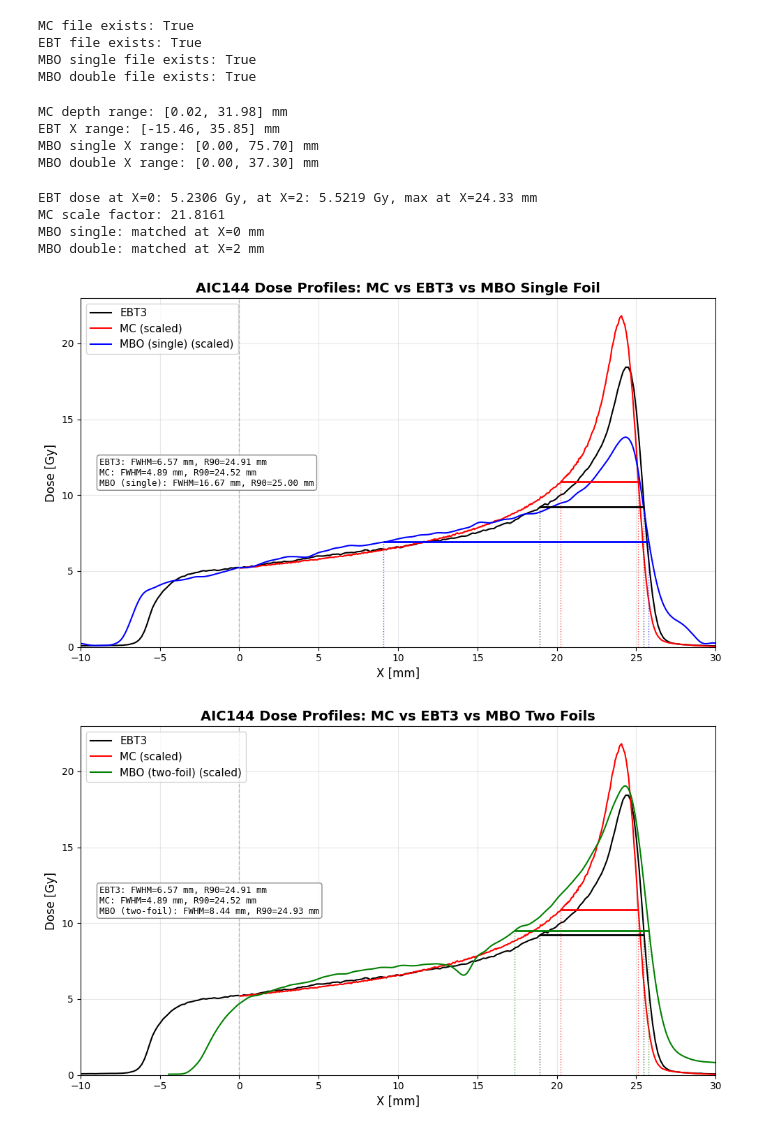
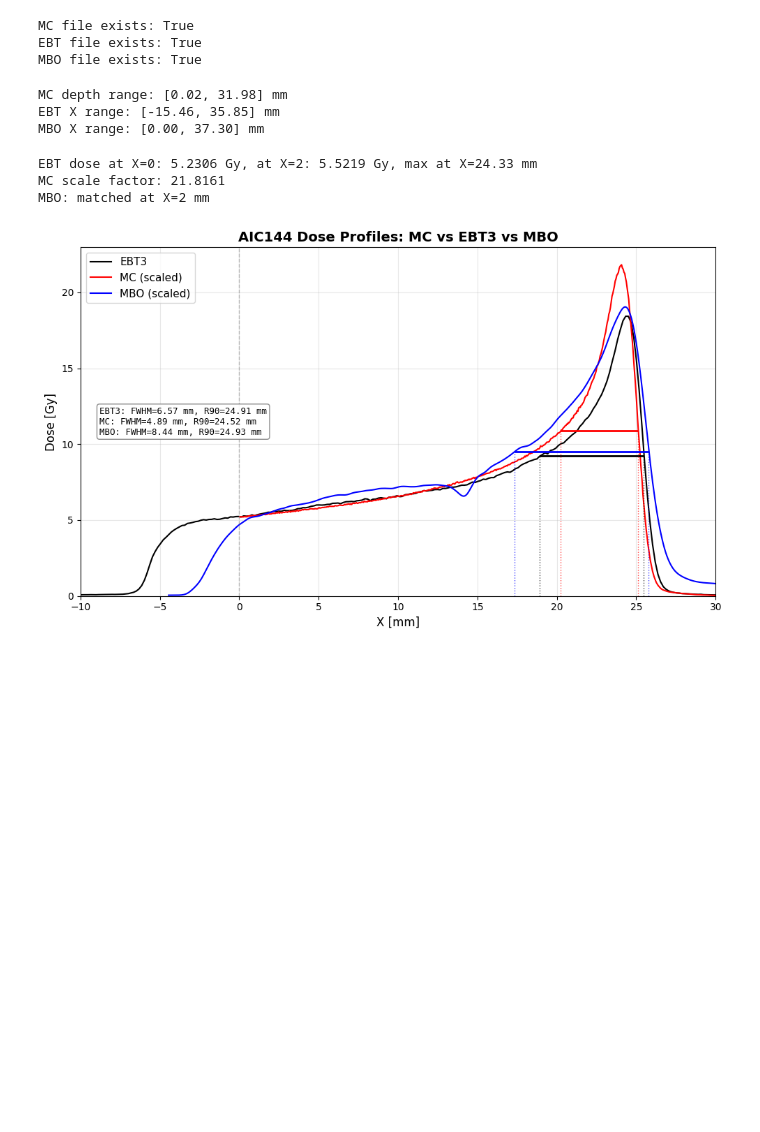
Before and after one commit to grzanka/osl_mb_foils, a Jupyter notebook: notebooks/pub_something_2026/comparisons/1.0-aic144-comparisons.ipynb, the cells around one changed output. Saved outputs shown, nothing was run; the diff lists cells and outputs as text; code cells hidden in the pictures; blank space fills up the shorter version.

```diff
--- a/notebooks/pub_something_2026/comparisons/1.0-aic144-comparisons.ipynb
+++ b/notebooks/pub_something_2026/comparisons/1.0-aic144-comparisons.ipynb
@@ -9,18 +9,15 @@ from scipy.interpolate import interp1d
 # File paths
 MC_CCB_FILE = Path(r"C:\Users\grzanka\workspace\osl_mb_foils\notebooks\pub_something_2026\mc\mc_aic144_big.csv")
 EBT_CCB_FILE = Path(r"C:\Users\grzanka\workspace\osl_mb_foils\notebooks\pub_something_2026\ebt_foils\ebt_profile_aic144.csv")
-MBO_SINGLE_FILE = Path(r"C:\Users\grzanka\OneDrive - ifj.edu.pl\Projects\MB_foils\Publication_2026\raw_data\foils_mbo_aic144\2025-11-25\mbo_aic144_single_foil_rotated.npz")
-MBO_DOUBLE_FILE = Path(r"C:\Users\grzanka\OneDrive - ifj.edu.pl\Projects\MB_foils\Publication_2026\raw_data\foils_mbo_aic144\2025-10-09\profile_foils_1_2.npz")
+MBO_FILE = Path(r"C:\Users\grzanka\OneDrive - ifj.edu.pl\Projects\MB_foils\Publication_2026\raw_data\foils_mbo_aic144\2025-10-09\profile_foils_1_2.npz")
 
 print(f"MC file exists: {MC_CCB_FILE.exists()}")
 print(f"EBT file exists: {EBT_CCB_FILE.exists()}")
-print(f"MBO single file exists: {MBO_SINGLE_FILE.exists()}")
-print(f"MBO double file exists: {MBO_DOUBLE_FILE.exists()}")
+print(f"MBO file exists: {MBO_FILE.exists()}")
 # %% [output]
 MC file exists: True
 EBT file exists: True
-MBO single file exists: True
-MBO double file exists: True
+MBO file exists: True
 # %%
 # Load MC data
 df_mc = pd.read_csv(MC_CCB_FILE)
@@ -28,25 +25,21 @@ df_mc = pd.read_csv(MC_CCB_FILE)
 # Load EBT data
 df_ebt = pd.read_csv(EBT_CCB_FILE)
 
-# Load MBO data (single and double foil)
-mbo_single = np.load(MBO_SINGLE_FILE)
-mbo_double = np.load(MBO_DOUBLE_FILE)
+# Load MBO data
+mbo_data = np.load(MBO_FILE)
 
-# Extract MBO profiles
-mbo_single_x, mbo_single_y = mbo_single['profile_x_mm'], mbo_single['profile_values']
-mbo_double_x, mbo_double_y = mbo_double['x_mm'], mbo_double['profile_opt_smooth']
+# Extract MBO profile
+mbo_x, mbo_y = mbo_data['x_mm'], mbo_data['profile_opt_smooth']
 
 print(f"MC depth range: [{df_mc['depth'].min():.2f}, {df_mc['depth'].max():.2f}] mm")
 print(f"EBT X range: [{df_ebt['x_mm'].min():.2f}, {df_ebt['x_mm'].max():.2f}] mm")
-print(f"MBO single X range: [{mbo_single_x.min():.2f}, {mbo_single_x.max():.2f}] mm")
-print(f"MBO double X range: [{mbo_double_x.min():.2f}, {mbo_double_x.max():.2f}] mm")
+print(f"MBO X range: [{mbo_x.min():.2f}, {mbo_x.max():.2f}] mm")
 # %% [output]
 MC depth range: [0.02, 31.98] mm
 EBT X range: [-15.46, 35.85] mm
-MBO single X range: [0.00, 75.70] mm
-MBO double X range: [0.00, 37.30] mm
+MBO X range: [0.00, 37.30] mm
 # %%
-# Rescale all profiles to match EBT dose at X = 0 mm (single) or X = 2 mm (double)
+# Rescale all profiles to match EBT dose at X = 2 mm
 # EBT interpolation
 ebt_interp = interp1d(df_ebt['x_mm'], df_ebt['dose_Gy'], kind='linear', fill_value='extrapolate')
 ebt_dose_at_0 = float(ebt_interp(0))
@@ -67,19 +60,16 @@ def process_mbo(x, y, ebt_max_x, ebt_interp, match_x=0):
     scale = ebt_dose_at_match / float(interp_func(match_x))
     return x_shifted, y * scale
 
-# Process MBO profiles: single at X=0, double at X=2
-mbo_single_x_shifted, mbo_single_scaled = process_mbo(mbo_single_x, mbo_single_y, ebt_max_x, ebt_interp, match_x=0)
-mbo_double_x_shifted, mbo_double_scaled = process_mbo(mbo_double_x, mbo_double_y, ebt_max_x, ebt_interp, match_x=2)
+# Process MBO profile
+mbo_x_shifted, mbo_scaled = process_mbo(mbo_x, mbo_y, ebt_max_x, ebt_interp, match_x=2)
 
 print(f"EBT dose at X=0: {ebt_dose_at_0:.4f} Gy, at X=2: {ebt_dose_at_2:.4f} Gy, max at X={ebt_max_x:.2f} mm")
 print(f"MC scale factor: {scale_factor_mc:.4f}")
-print(f"MBO single: matched at X=0 mm")
-print(f"MBO double: matched at X=2 mm")
+print(f"MBO: matched at X=2 mm")
 # %% [output]
 EBT dose at X=0: 5.2306 Gy, at X=2: 5.5219 Gy, max at X=24.33 mm
 MC scale factor: 21.8161
-MBO single: matched at X=0 mm
-MBO double: matched at X=2 mm
+MBO: matched at X=2 mm
 # %%
 # Plotting function to reduce code duplication
 def calc_fwhm_from_dense(x_dense, y_dense):
@@ -134,38 +124,36 @@ def plot_comparison(mbo_x, mbo_y, mbo_label, mbo_color, title_suffix):
             left, right, val = fwhm
             half_max = y_d.max() / 2
             ax.hlines(y=half_max, xmin=left, xmax=right, colors=color, lw=2)
             ax.vlines(x=[left, right], ymin=0, ymax=half_max, colors=color, ls=':', lw=1, alpha=0.7)
 
         # 90% distal position
         x_90, _ = find_90_percent_distal(x_d, y_d)
         range_90 = x_90 if x_90 is not None else np.nan
 
         # Collect metrics
         metrics_text.append(f"{name}: FWHM={fwhm_val:.2f} mm, R90={range_90:.2f} mm")
 
     # Add box inset with metrics (left middle)
     box_text = '\n'.join(metrics_text)
     props = dict(boxstyle='round', facecolor='white', alpha=0.9, edgecolor='gray')
     ax.text(0.03, 0.5, box_text, transform=ax.transAxes, fontsize=9,
             verticalalignment='center', horizontalalignment='left',
             bbox=props, family='monospace')
 
     ax.set_xlabel('X [mm]', fontsize=12)
     ax.set_ylabel('Dose [Gy]', fontsize=12)
     ax.set_title(f'AIC144 Dose Profiles: MC vs EBT3 vs {title_suffix}', fontsize=14, fontweight='bold')
     ax.legend(loc='upper left', fontsize=11)
     ax.grid(True, alpha=0.3)
     ax.set_xlim(-10, 30)
     ax.set_ylim(0, None)
     plt.tight_layout()
     plt.show()
 
-# Generate both comparison plots
-plot_comparison(mbo_single_x_shifted, mbo_single_scaled, 'MBO (single)', 'blue', 'MBO Single Foil')
-plot_comparison(mbo_double_x_shifted, mbo_double_scaled, 'MBO (two-foil)', 'green', 'MBO Two Foils')
+# Generate comparison plot
+plot_comparison(mbo_x_shifted, mbo_scaled, 'MBO', 'blue', 'MBO')
 # %% [output]
-[figure, old version]
+[figure, new version]
-[figure, removed]
 # %%
 # Calculate profile parameters for summary table
 def find_distal_position(x_dense, y_dense, threshold_fraction):
```
Also changed, not shown: parts of 1 cell of this notebook, 14 other files.
